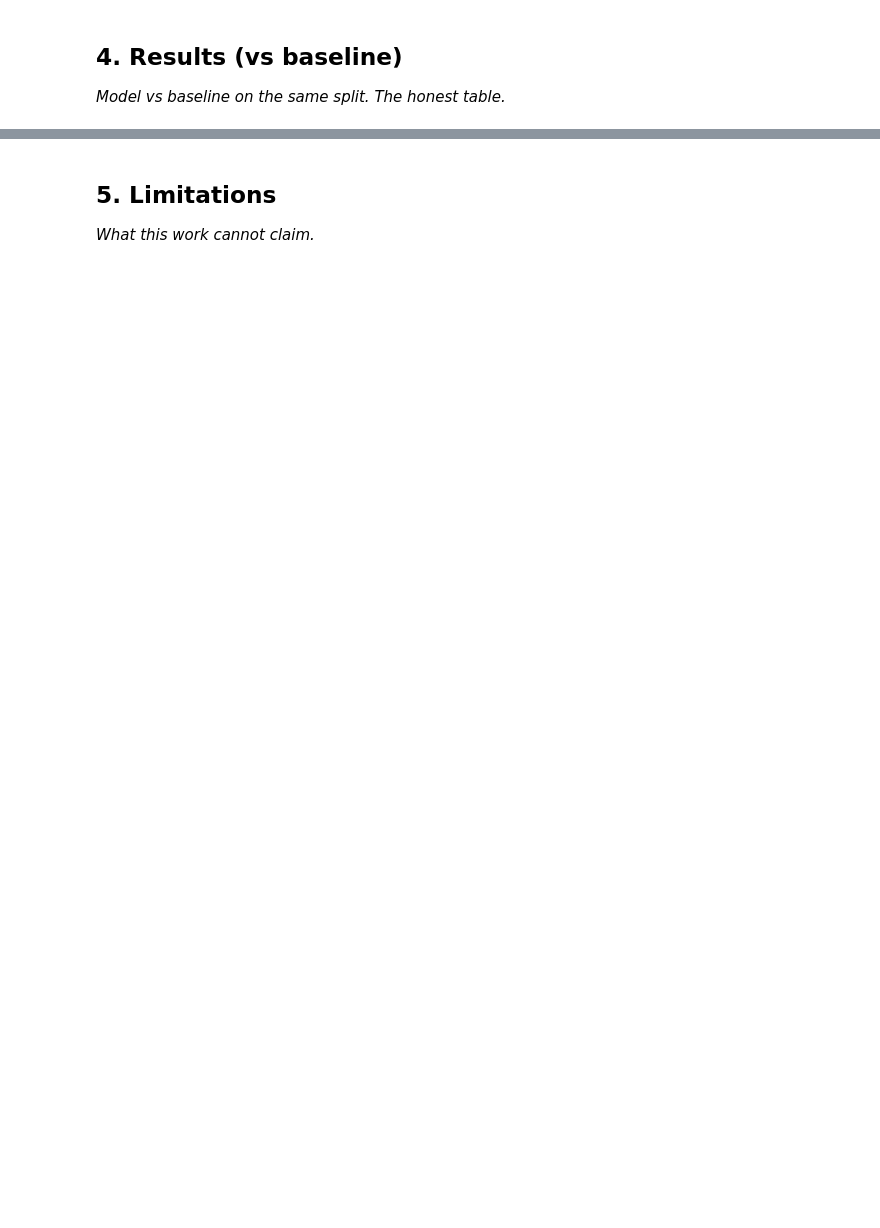
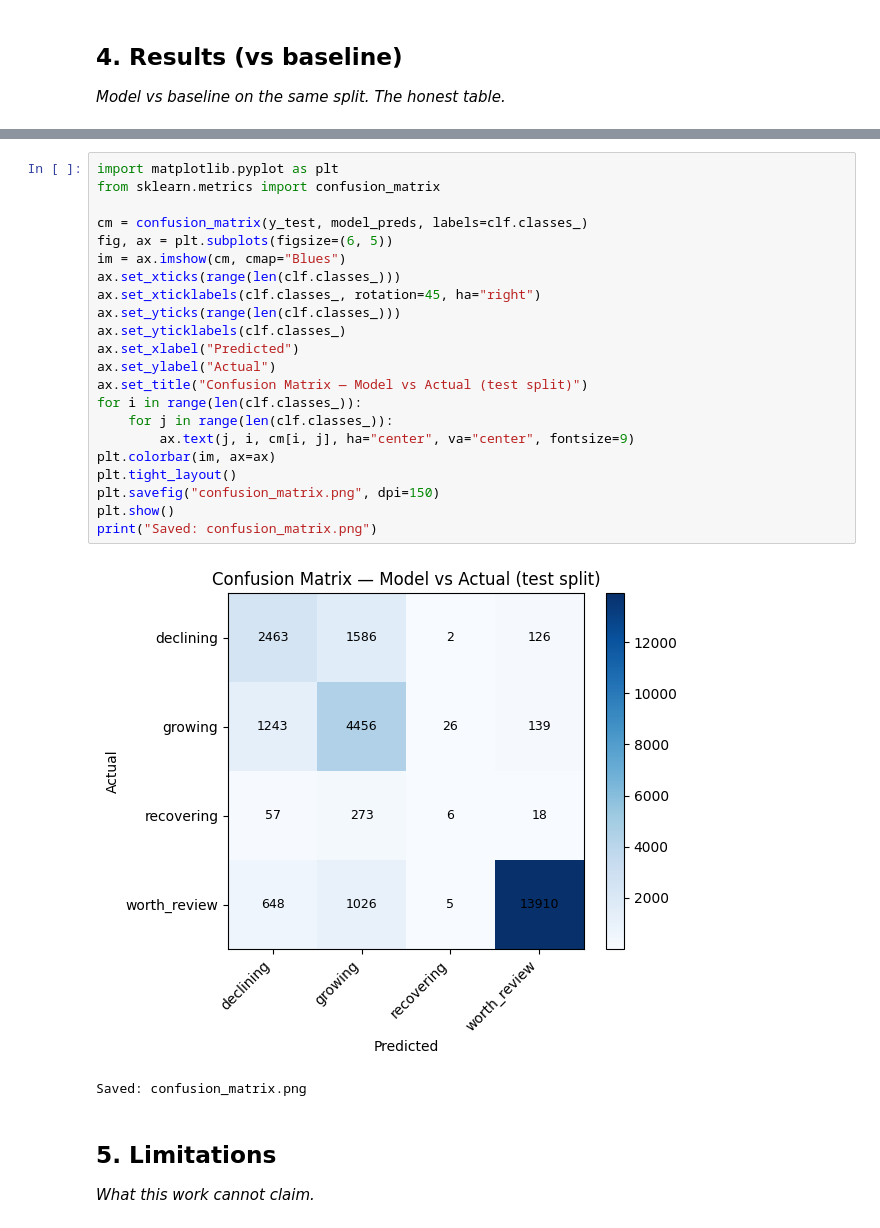
Before and after one commit to Mohidraheel/Machine-Learning-Practice, a Jupyter notebook: work/notebooks/capstone.ipynb, the cells around one changed output, grey strips where cells are left out. Drawn from its saved outputs; the diff is of its cells as text; blank space fills up the shorter version.

```diff
--- a/work/notebooks/capstone.ipynb
+++ b/work/notebooks/capstone.ipynb
@@ -25,3 +351,28 @@ This skeleton is yours to fill. Work the sections **in order** — each one has
+# %%
+import matplotlib.pyplot as plt
+from sklearn.metrics import confusion_matrix
+
+cm = confusion_matrix(y_test, model_preds, labels=clf.classes_)
+fig, ax = plt.subplots(figsize=(6, 5))
+im = ax.imshow(cm, cmap="Blues")
+ax.set_xticks(range(len(clf.classes_)))
+ax.set_xticklabels(clf.classes_, rotation=45, ha="right")
+ax.set_yticks(range(len(clf.classes_)))
+ax.set_yticklabels(clf.classes_)
+ax.set_xlabel("Predicted")
+ax.set_ylabel("Actual")
+ax.set_title("Confusion Matrix — Model vs Actual (test split)")
+for i in range(len(clf.classes_)):
+    for j in range(len(clf.classes_)):
+        ax.text(j, i, cm[i, j], ha="center", va="center", fontsize=9)
+plt.colorbar(im, ax=ax)
+plt.tight_layout()
+plt.savefig("confusion_matrix.png", dpi=150)
+plt.show()
+print("Saved: confusion_matrix.png")
+# %% [output]
+[figure, added]
+Saved: confusion_matrix.png
 # %% [markdown]
 ## 5. Limitations
 
```
Also changed, not shown: parts of 12 cells of this notebook.
